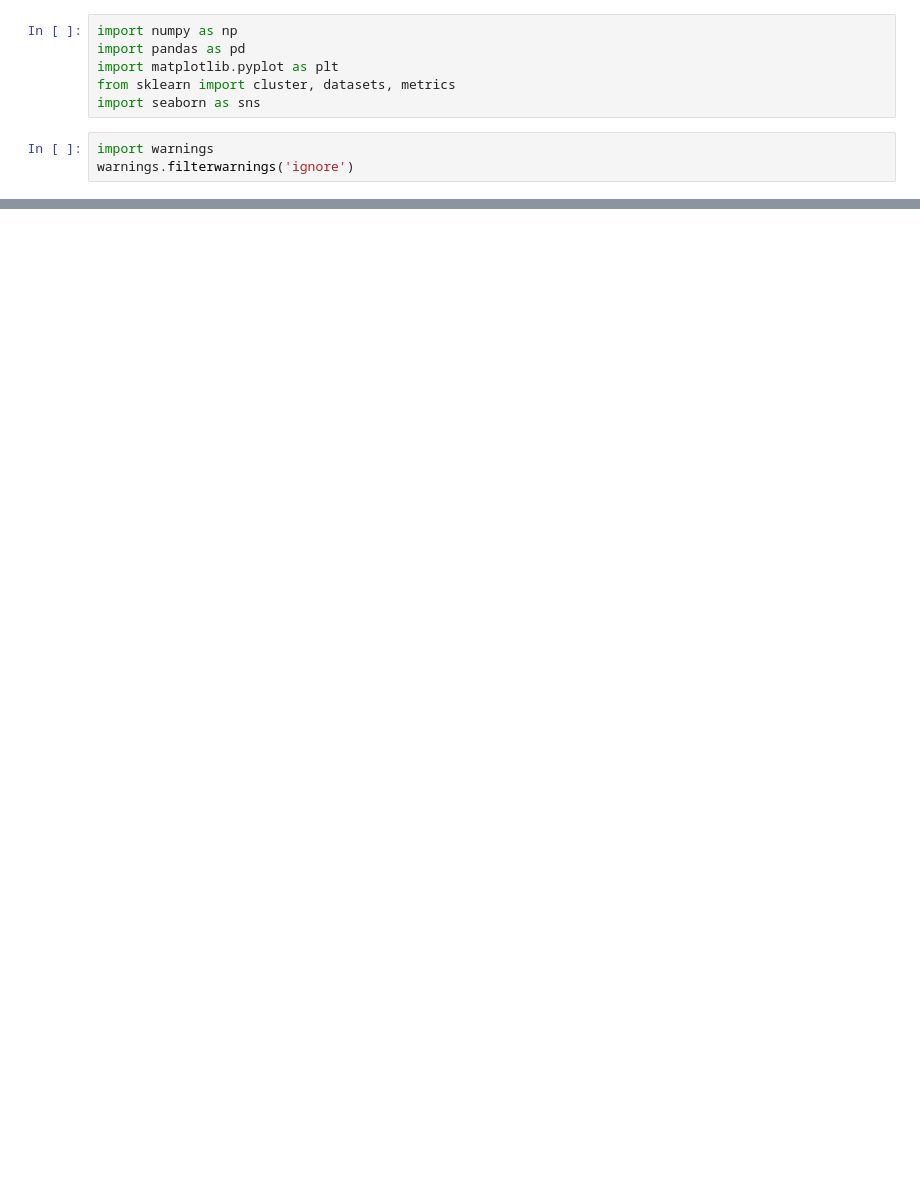
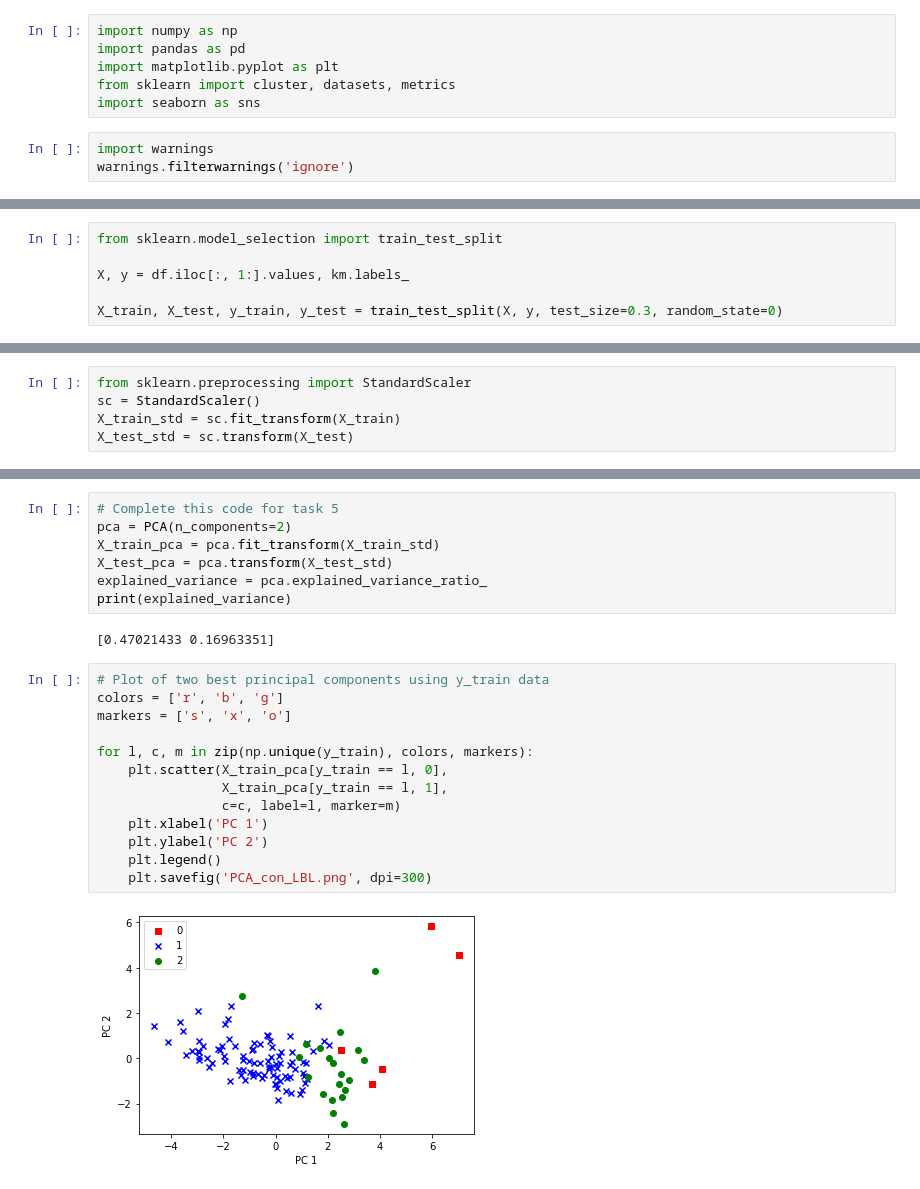
Before and after one commit to mk17250/CE888--Lab-6-, a Jupyter notebook: CE888_Lab_6_Task_7.ipynb, the cells around one changed output, grey strips where cells are left out. Drawn from its saved outputs; the diff is of its cells as text; blank space fills up the shorter version.

```diff
--- a/CE888_Lab_6_Task_7.ipynb
+++ b/CE888_Lab_6_Task_7.ipynb
@@ -28,0 +183,6 @@ df.head(n=10)
+# %%
+from sklearn.model_selection import train_test_split
+
+X, y = df.iloc[:, 1:].values, km.labels_
+
+X_train, X_test, y_train, y_test = train_test_split(X, y, test_size=0.3, random_state=0)
@@ -28,0 +217,5 @@ df.head(n=10)
+# %%
+from sklearn.preprocessing import StandardScaler
+sc = StandardScaler()
+X_train_std = sc.fit_transform(X_train)
+X_test_std = sc.transform(X_test)
@@ -28,0 +231,24 @@ df.head(n=10)
+# %%
+# Complete this code for task 5
+pca = PCA(n_components=2)
+X_train_pca = pca.fit_transform(X_train_std)
+X_test_pca = pca.transform(X_test_std)
+explained_variance = pca.explained_variance_ratio_
+print(explained_variance)
+# %% [output]
+[0.47021433 0.16963351]
+# %%
+# Plot of two best principal components using y_train data
+colors = ['r', 'b', 'g']
+markers = ['s', 'x', 'o']
+
+for l, c, m in zip(np.unique(y_train), colors, markers):
+    plt.scatter(X_train_pca[y_train == l, 0],
+                X_train_pca[y_train == l, 1],
+                c=c, label=l, marker=m)
+    plt.xlabel('PC 1')
+    plt.ylabel('PC 2')
+    plt.legend()
+    plt.savefig('PCA_con_LBL.png', dpi=300)
+# %% [output]
+[figure, added]
```
Also changed, not shown: parts of 27 cells of this notebook.
